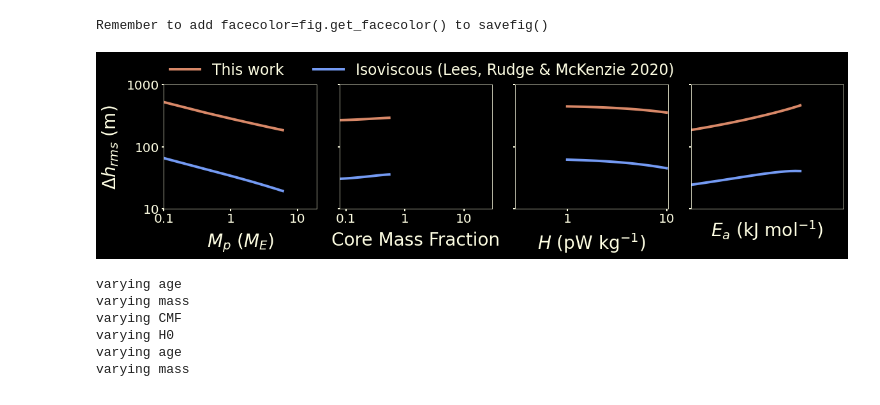
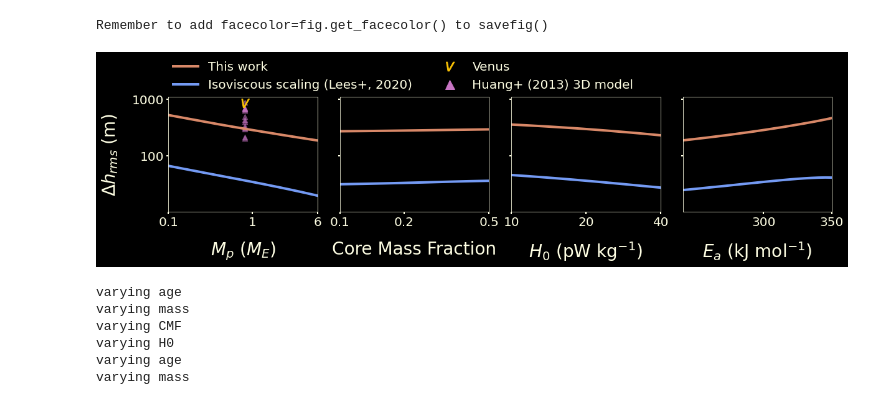
Before and after one commit to clairesworld/exo-top, a Jupyter notebook: notebooks/plot_relative_h.ipynb, the cells around one changed output. Cells and saved outputs as stored; diff of their text form; code cells hidden in the pictures.

```diff
--- a/notebooks/plot_relative_h.ipynb
+++ b/notebooks/plot_relative_h.ipynb
@@ -31,38 +33,91 @@ benchmark_path = '../benchmarks/'
 # %%
 # how h varies across key input parameters
 labelsize=28
-fig, axes = plottop.plot_h_relative_multi(age=4, alpha=1, wspace=0.15, legsize=23.5,
+legsize=20
+xlabelpad=20
+fig, axes = plottop.plot_h_relative_multi(age=4, alpha=1, wspace=0.15, legsize=legsize,
                                           ticksize=20, labelsize=labelsize,
-                                        yset_ylim=False,
+                                        yset_ylim=False, legend=False,
                                           lw=4, #legtitle=r'\textbf{\textit{Model}}',
                                         ylabel='$\Delta h_{rms}$ (m)',
                                           nplanets=20, log=False,
                                           relative=False,
-                                          labelpad=10, legendtop=True, tickwidth=2,
+                                          labelpad=20, legendtop=True, tickwidth=2,
                                         save=False, fname='relative_h_slides', fig_path=fig_path,
                                         update_kwargs={'visc_type':'KW'},
                                         models=['dyn_top_rms', 'dyn_top_rms_isoviscous'],
                                         labels=['This work',
                                                 'Isoviscous (Lees, Rudge & McKenzie 2020)'],
                                         x_vars=['M_p', 'CMF', 'H0', 'Ea'],
                                         c=['#d88868','#749af3'])
 
 for ax in axes:
     ax.set_xscale('log')
     ax.set_yscale('log')
-    ax.set_ylim((10, 1000))
+    ax.set_ylim((10, 1100))
     ax.xaxis.set_major_formatter(ticker.FormatStrFormatter('%g'))
     ax.xaxis.set_minor_formatter(ticker.NullFormatter())
 axes[0].yaxis.set_major_formatter(ticker.FormatStrFormatter('%g'))
 axes[0].yaxis.set_minor_formatter(ticker.NullFormatter())
 axes[0].set_ylabel('$\Delta h_{rms}$ (m)', fontsize=labelsize, c='xkcd:off white')
+axes[0].set_yticks([100, 1000])
 
+axes[0].set_xlim((0.1, 6))
+axes[0].set_xticks([0.1, 1, 6])
+
+axes[1].set_xlim((0.1, 0.5))
+axes[1].set_xticks([0.1, 0.2,0.5])
+
+axes[2].set_xlim((10, 40))
+axes[2].set_xticks([10, 20, 40])
+
+axes[3].set_xlim((250, 350))
+axes[3].set_xticks([300, 350])
+
+# VENUS: 850 m
+h_Venus = 865.4906656355711
+M_Venus = 0.815
+
+h_Mars = 6688.627942023225
+M_Mars = 0.107
+
+M_Huang = M_Venus
+
+
+ax = axes[0]
+# imscatter(M_Venus, h_Venus, planet_icon_path + 'Venus.png', zoom=0.04, ax=ax)
+# imscatter(M_Mars, h_Mars, planet_icon_path + 'Mars.png', zoom=0.08, ax=ax)
+
+ax.scatter(M_Venus, h_Venus, marker='$V$', c='xkcd:goldenrod', s=200, zorder=100)
+# ax.scatter(M_Venus, h_Huang, marker='^', c='xkcd:goldenrod', s=30)
+
+# Huang cases 1-13, 15
+h_Huang = np.array([200.15279436132423 , 688.2014927583677 , 673.7880493468331 , 402.07565967751117 , 695.2136989391211 , 672.4561163950626 , 214.12066607342535 , 488.4601789919337 , 878.5607285545191 , 292.43829959982384 , 311.3352436867767 , 339.3664129742059 , 640.1361418805931 , 430.1894190342128 ])
+for h in h_Huang:
+    ax.scatter(M_Huang, h, marker='^', s=70, alpha=0.5, c='xkcd:orchid', label=r'Huang+ (2013)', zorder=1)
+
+axes[0].set_xlim((0.1, 6))
+axes[0].set_xticks([0.1, 1, 6])
+
+handles =[mlines.Line2D([], [], color='#d88868', ls='-',
+                                 markersize=0, lw=4, label='This work'),
+         mlines.Line2D([], [], color='#749af3', ls='-',
+                                 markersize=0, lw=4, label='Isoviscous scaling (Lees+, 2020)'),
+                   mlines.Line2D([], [], color='xkcd:goldenrod', marker='$V$',
+                                 markersize=15, lw=0, label=r'Venus'),
+                   mlines.Line2D([], [], color='xkcd:orchid', marker='^',
+                                 markersize=15, lw=0, label=r'Huang+ (2013) 3D model'),]
+
+
+legend = ax.legend(handles=handles, frameon=False, fontsize=legsize,
+                   borderaxespad=0,
+                   loc='lower left', bbox_to_anchor=(0.0, 1.01), ncol=2, )
 
 fig, *axes = dark_background(fig, axes)
 fig.savefig(fig_path+'h_parameters_slides'+fig_format)
 # %% [output]
 Remember to add facecolor=fig.get_facecolor() to savefig()
-[figure, old version]
+[figure, new version]
 # %%
 # how h varies across key input parameters
 
```
Also changed, not shown: parts of 1 cell of this notebook, 7 other files.
